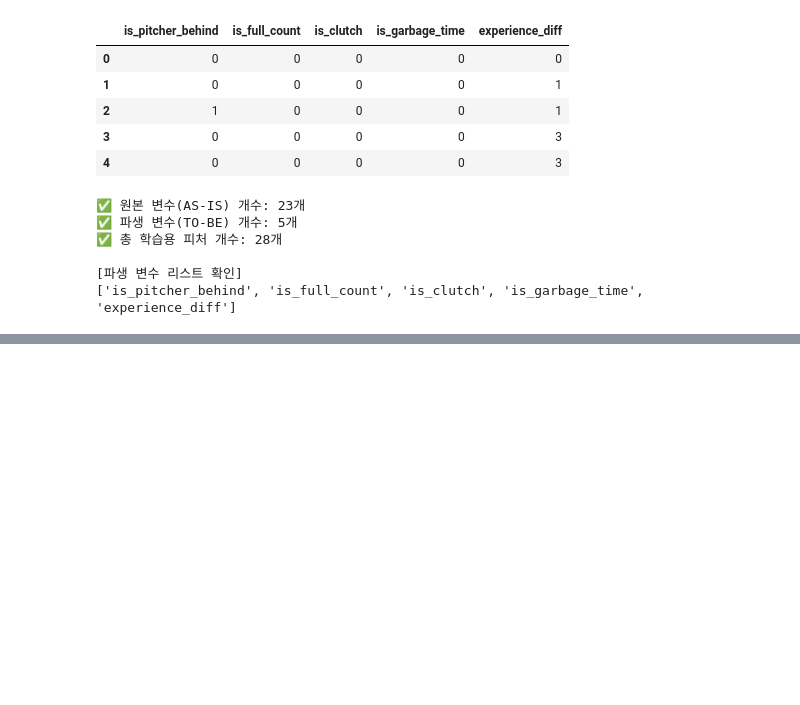
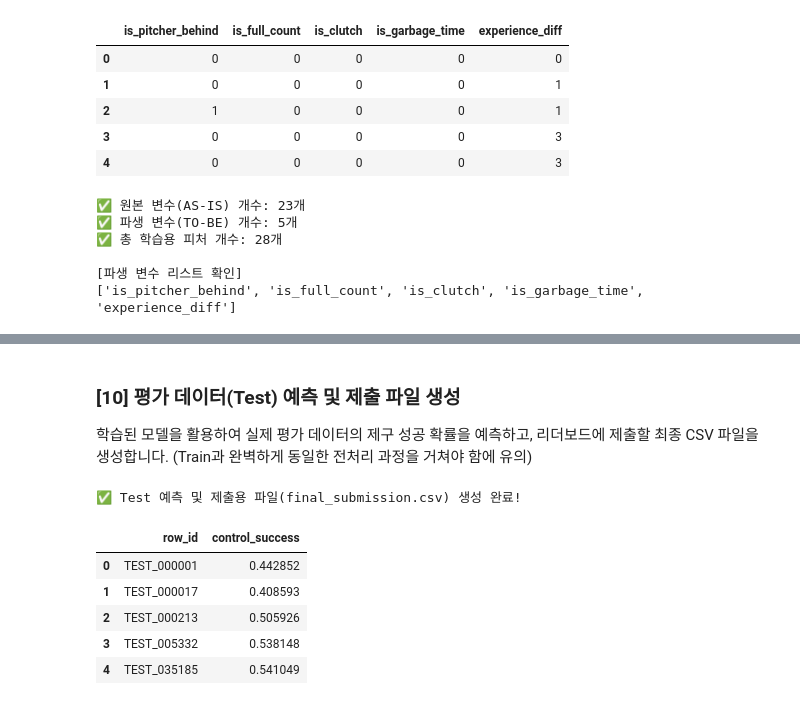
Before and after one commit to monolail/Dacon, a Jupyter notebook: LG_Aimers/통합_분석_코드.ipynb, the cells around one changed output, grey strips where cells are left out. Saved outputs shown, nothing was run; the diff lists cells and outputs as text; code cells hidden in the pictures; blank space fills up the shorter version.

```diff
--- a/LG_Aimers/통합_분석_코드.ipynb
+++ b/LG_Aimers/통합_분석_코드.ipynb
@@ -378,0 +512,56 @@ print(derived_features)
+# %% [markdown]
+### [10] 평가 데이터(Test) 예측 및 제출 파일 생성
+학습된 모델을 활용하여 실제 평가 데이터의 제구 성공 확률을 예측하고, 리더보드에 제출할 최종 CSV 파일을 생성합니다. (Train과 완벽하게 동일한 전처리 과정을 거쳐야 함에 유의)
+# %%
+# Test 데이터 전처리 및 예측 (최종 제출 파일 생성)
+import pandas as pd
+import numpy as np
+
+# 평가용 파일 불러오기
+test_path = '/content/test.csv'
+submission_path = '/content/sample_submission.csv'
+test = pd.read_csv(test_path)
+submission = pd.read_csv(submission_path)
+
+# Test 데이터 전처리 (Label Encoding)
+# 핵심: Train 데이터를 변환할 때 썼던 '그 인코더(label_encoders)'를 그대로 써야 숫자가 꼬이지 않습니다!
+for col in categorical_cols:
+    le = label_encoders[col]
+    # 만약 Test 데이터에 Train에서 본 적 없는 새로운 글자가 나오면 에러가 나므로, 안전 장치 추가
+    test[col] = test[col].astype(str).apply(lambda x: x if x in le.classes_ else le.classes_[0])
+    test[col] = le.transform(test[col])
+
+# Test 데이터 파생 변수(TO-BE) 똑같이 생성
+test['is_pitcher_behind'] = (test['balls_before'] > test['strikes_before']).astype(int)
+test['is_full_count'] = ((test['balls_before'] == 3) & (test['strikes_before'] == 2)).astype(int)
+test['is_clutch'] = ((test['inning'] >= 7) & (test['score_diff_home'].abs() <= 1)).astype(int)
+test['is_garbage_time'] = (test['score_diff_home'].abs() >= 7).astype(int)
+test['experience_diff'] = test['asof_pitcher_n'] - test['asof_batter_n']
+
+# 외부 데이터(트랙맨 프로필) 병합
+# 아까 Train 때 요약해둔 'pitcher_profile'을 Test 투수들에게도 그대로 달아줍니다.
+test = pd.merge(test, pitcher_profile, on='pitcher_id', how='left')
+
+# 최종 제구 성공 확률 예측
+# 모델이 학습할 때 보았던 변수 순서(final_features)를 그대로 지켜서 넣어주어야 합니다.
+X_test = test[final_features]
+
+# predict() 함수는 0.0 ~ 1.0 사이의 '제구 성공 확률'을 계산해 줍니다.
+test_preds = model.predict(X_test)
+
+# 제출 파일(Submission) 만들기
+submission['control_success'] = test_preds
+
+# 코랩 환경에 'final_submission.csv'라는 이름으로 최종 저장!
+submission.to_csv('/content/final_submission.csv', index=False)
+
+print("✅ Test 예측 및 제출용 파일(final_submission.csv) 생성 완료!")
+display(submission.head())
+# %% [output]
+✅ Test 예측 및 제출용 파일(final_submission.csv) 생성 완료!
+|  | row_id | control_success |
+| 0 | TEST_000001 | 0.442852 |
+| 1 | TEST_000017 | 0.408593 |
+| 2 | TEST_000213 | 0.505926 |
+| 3 | TEST_005332 | 0.538148 |
+| 4 | TEST_035185 | 0.541049 |
```
Also changed, not shown: parts of 4 cells of this notebook.
